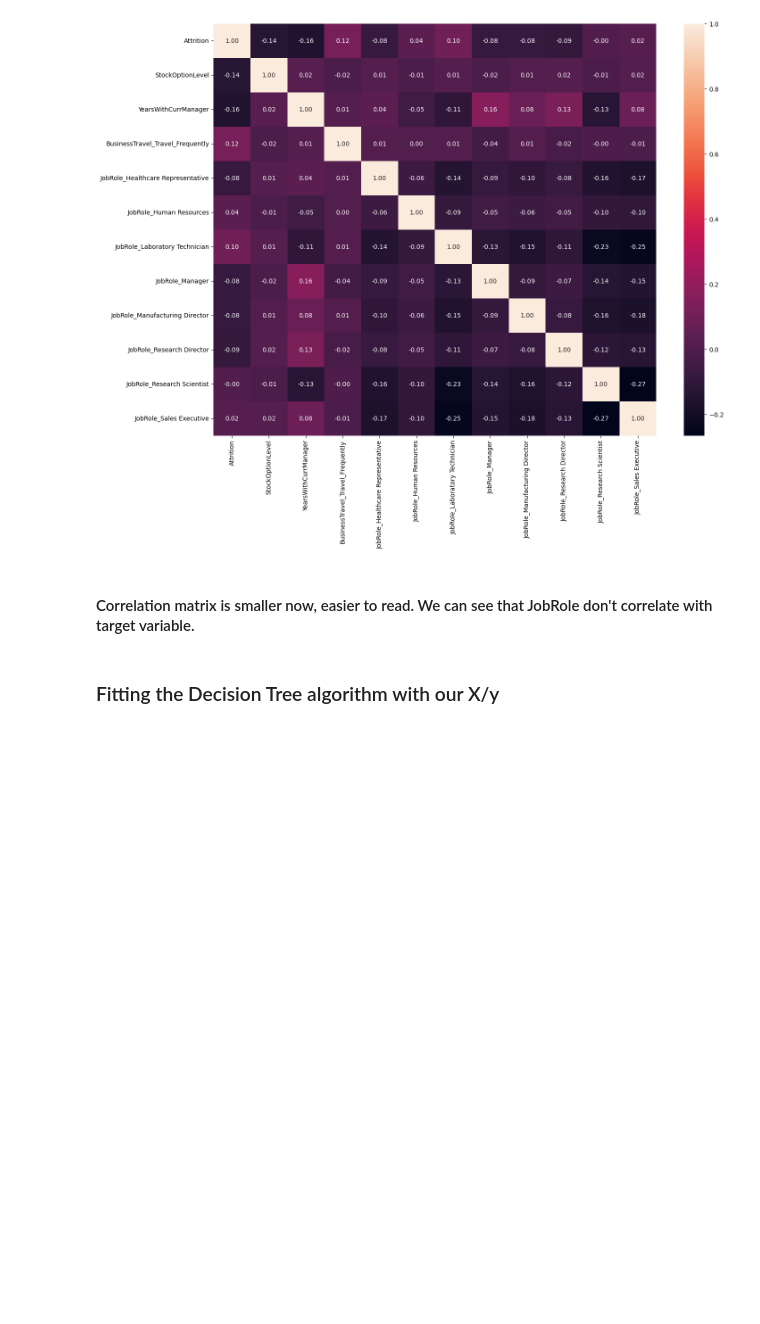
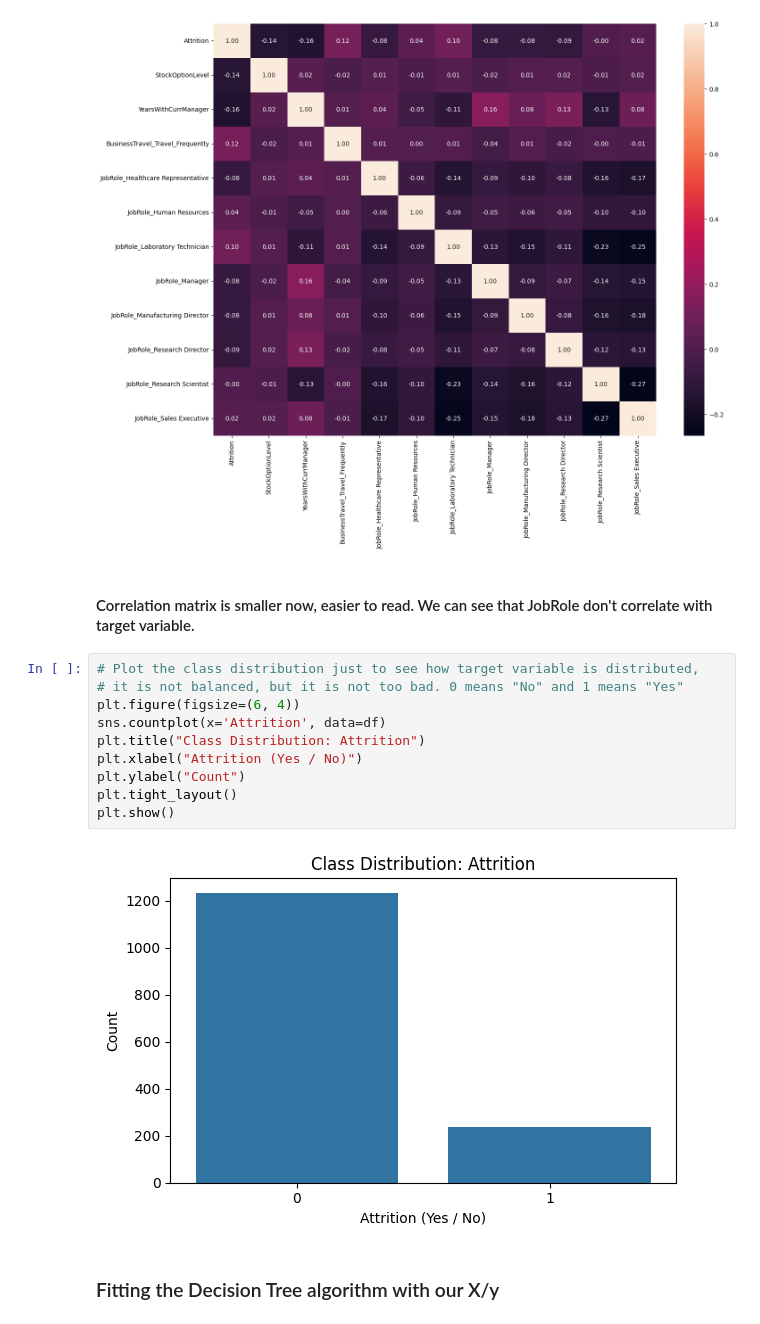
Before and after one commit to RovSveta/Introduction_to-_Machine_Learning_Methods-, a Jupyter notebook: Exercise_project_4/decision_tree_employee_attrition_model_3.ipynb, the cells around one changed output. Drawn from its saved outputs; the diff is of its cells as text; blank space fills up the shorter version.

```diff
--- a/Exercise_project_4/decision_tree_employee_attrition_model_3.ipynb
+++ b/Exercise_project_4/decision_tree_employee_attrition_model_3.ipynb
@@ -454,6 +454,18 @@ sns.heatmap(correlations, annot=True, fmt='.2f')
 [figure]
 # %% [markdown]
 #### Correlation matrix is smaller now, easier to read. We can see that JobRole don't correlate with target variable.
+# %%
+# Plot the class distribution just to see how target variable is distributed,
+# it is not balanced, but it is not too bad. 0 means "No" and 1 means "Yes"
+plt.figure(figsize=(6, 4))
+sns.countplot(x='Attrition', data=df)
+plt.title("Class Distribution: Attrition")
+plt.xlabel("Attrition (Yes / No)")
+plt.ylabel("Count")
+plt.tight_layout()
+plt.show()
+# %% [output]
+[figure, added]
 # %% [markdown]
 ### Fitting the Decision Tree algorithm with our X/y
 # %%
```
Also changed, not shown: parts of 4 cells of this notebook, 5 other files.
